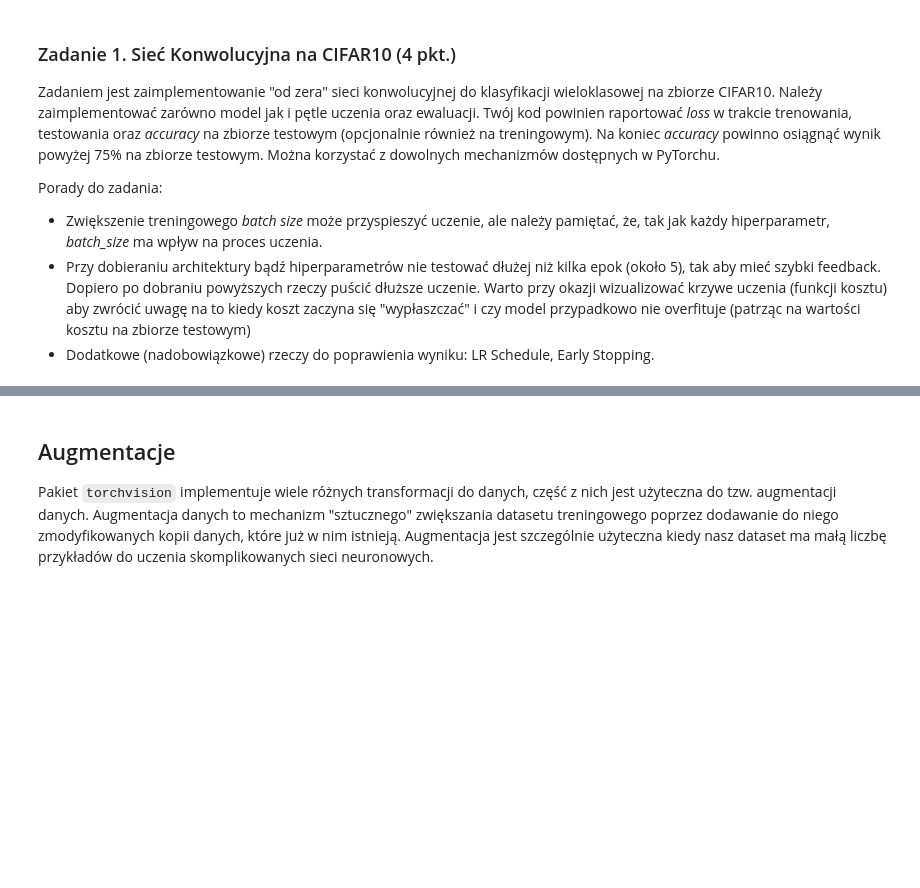
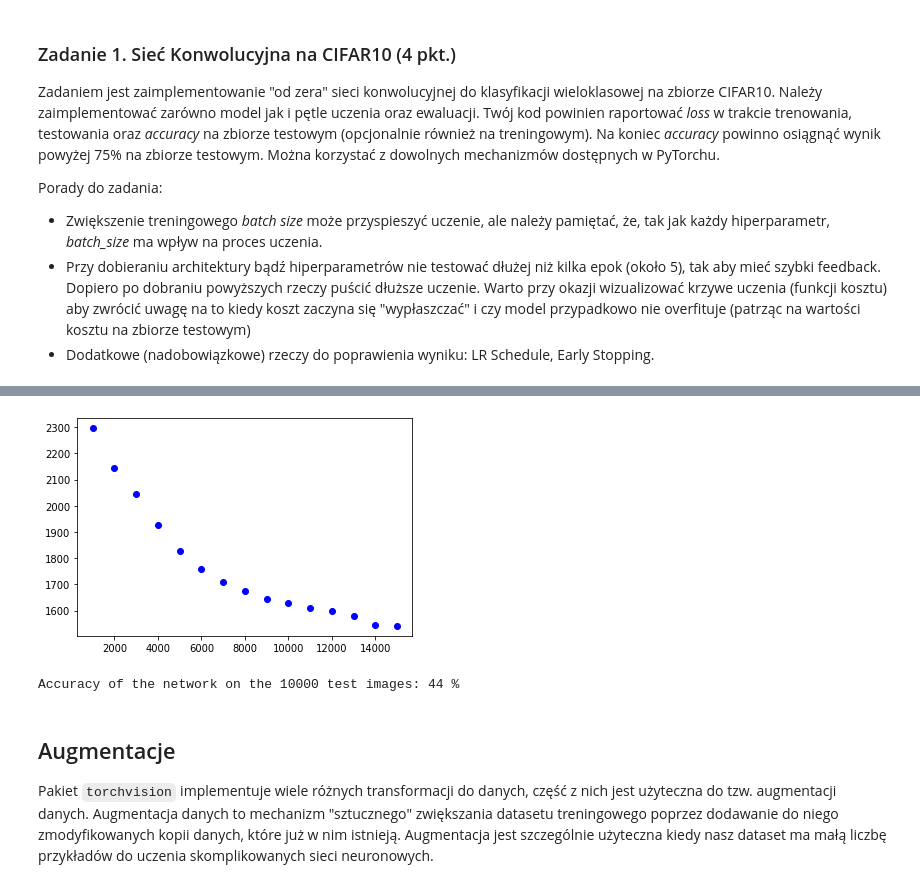
Before and after one commit to BastionPinnacle/Ticket, a Jupyter notebook: lab/09_image_classification.ipynb, the cells around one changed output, grey strips where cells are left out. Saved outputs shown, nothing was run; the diff lists cells and outputs as text; code cells hidden in the pictures; blank space fills up the shorter version.

```diff
--- a/lab/09_image_classification.ipynb
+++ b/lab/09_image_classification.ipynb
@@ -108,17 +130,12 @@ train_dataset = CIFAR10(root='./data',
                         download=True,
                         transform=my_transform)
 
-train_loader = DataLoader(train_dataset, batch_size=my_batch_size, shuffle=True, num_workers=4)
-
-
+train_loader = DataLoader(train_dataset, batch_size=my_batch_size, shuffle=True, num_workers=2)
 
 test_dataset = CIFAR10(root='./data',
                        train=False,
                        download=True,
                        transform=my_transform)
 
-test_loader = DataLoader(test_dataset, batch_size=5000, shuffle=False, num_workers=4)
-
-classes = ('plane', 'car', 'bird', 'cat',
-           'deer', 'dog', 'frog', 'horse', 'ship', 'truck')
+test_loader = DataLoader(test_dataset, batch_size=5000, shuffle=False, num_workers=2)
 # %% [output]
@@ -129,0 +144,37 @@ Files already downloaded and verified
+# %%
+criterion = nn.CrossEntropyLoss()
+optimizer = optim.SGD(cnn.parameters(), lr=0.001, momentum=0.9)
+
+visual_loss = []
+x = []
+j = 0
+num_of_epochs = 3
+for epoch in range(num_of_epochs):  # loop over the dataset multiple times
+    running_loss = 0.0
+    for i, data in enumerate(train_loader, 0):
+        # get the inputs; data is a list of [inputs, labels]
+        inputs, labels = data
+
+        # zero the parameter gradients
+        optimizer.zero_grad()
+
+        # forward + backward + optimize
+        outputs = cnn(inputs)
+        loss = criterion(outputs, labels)
+        loss.backward()
+        optimizer.step()
+
+        # print statistics
+        running_loss += loss.item()
+        if i % 1000 == 999:
+            print('[%d, %5d] loss: %.3f' %
+                  (epoch + 1, i + 1, running_loss / 1000))
+            x.append(j)
+            visual_loss.append(running_loss)
+            running_loss = 0.0
+
+        j+=1
+print('Finished Training')
+plt.scatter(x, visual_loss, c='blue')
+plt.show()
+# %% [output]
@@ -130,3 +197,19 @@ Files already downloaded and verified
+[figure, added]
+# %%
+correct = 0
+total = 0
+with torch.no_grad():
+    for data in test_loader:
+        images, labels = data
+        outputs = cnn(images)
+        _, predicted = torch.max(outputs.data, 1)
+        total += labels.size(0)
+        correct += (predicted == labels).sum().item()
+
+print('Accuracy of the network on the 10000 test images: %d %%' % (
+    100 * correct / total))
+# %% [output]
+Accuracy of the network on the 10000 test images: 44 %
 # %% [markdown]
 ## Augmentacje
 
```
Also changed, not shown: parts of 5 cells of this notebook.
